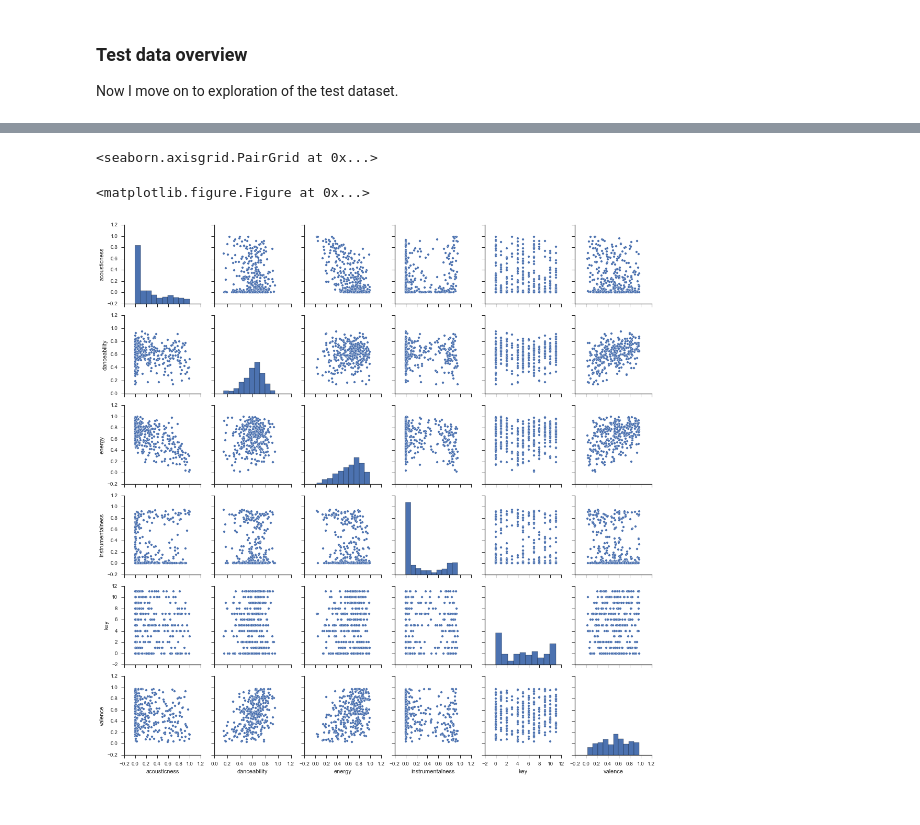
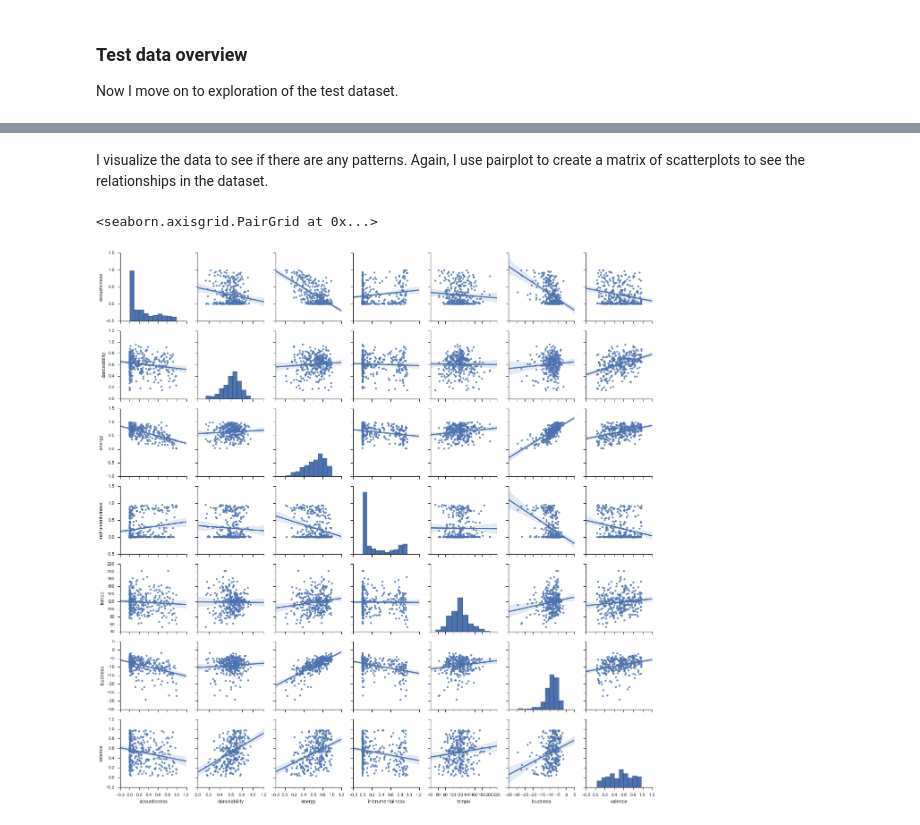
Before and after one commit to medennikova/itunes-music-analysis, a Jupyter notebook: 02_Data_Visualisation.ipynb, the cells around one changed output, grey strips where cells are left out. Cells and saved outputs as stored; diff of their text form; code cells hidden in the pictures.

```diff
--- a/02_Data_Visualisation.ipynb
+++ b/02_Data_Visualisation.ipynb
@@ -22,14 +22,15 @@ import matplotlib
 import matplotlib.pyplot as plt
 from IPython.display import display
 import pandas as pd
-import numpy as np
 from sqlitedict import SqliteDict
 
-# import my module
+# import my module from the previous notebook
 import data_cleaning as cln
 
 # set seaborn plot defaults
-import seaborn as sns; sns.set(palette="husl")
+import seaborn as sns;
+sns.set(palette="husl")
+sns.set_style("ticks")
 
 # format floating point numbers
 # within pandas data structures
@@ -274,19 +296,9 @@ box_plot_attr()
 Now I move on to exploration of the test dataset.
 # %%
 # create a df with test data
-test_df = read_db_in_pandas(test_db)
+test_df = cln.read_db_in_pandas(test_db)
 
-# rearrange the order of columns
-test_cols = test_df.columns.tolist()
-test_cols = test_cols[0:1] + test_cols[2:3] + test_cols[1:2] + test_cols[3:]
-test_df = test_df.ix[:, test_cols]
-
-print ("There are {0} tracks in the dataset."
-       .format(len(test_db)))
-print ("{0} tracks have no data available "
-       "in the Echo Nest API."
-       .format(len(test_db) - len(test_df)))
-print ("We are left with {0} tracks to use as a test set."
+print ("There are {} tracks in the test dataframe."
        .format(len(test_df)))
 print "\nSummary statistics: "
 test_df.describe()
@@ -308,8 +334,12 @@ Summary statistics:
+# %% [markdown]
+I visualize the data to see if there are any patterns. Again, I use pairplot to create a matrix of scatterplots to see the relationships in the dataset.
 # %%
-sns.despine(top=False, right=True)
+sns.set(style="ticks", color_codes=True)
 sns.pairplot(test_df,
-             vars=['acousticness', 'danceability', 'energy', 'instrumentalness', 'key', 'valence'], palette="husl")
+             vars=['acousticness', 'danceability',
+                   'energy', 'instrumentalness',
+                   'tempo', 'loudness','valence'],
+            kind="reg")
 # %% [output]
 <seaborn.axisgrid.PairGrid at 0x...>
-<matplotlib.figure.Figure at 0x...>
-[figure, old version]
+[figure, new version]
```
Also changed, not shown: parts of 19 cells of this notebook, 3 other files.
